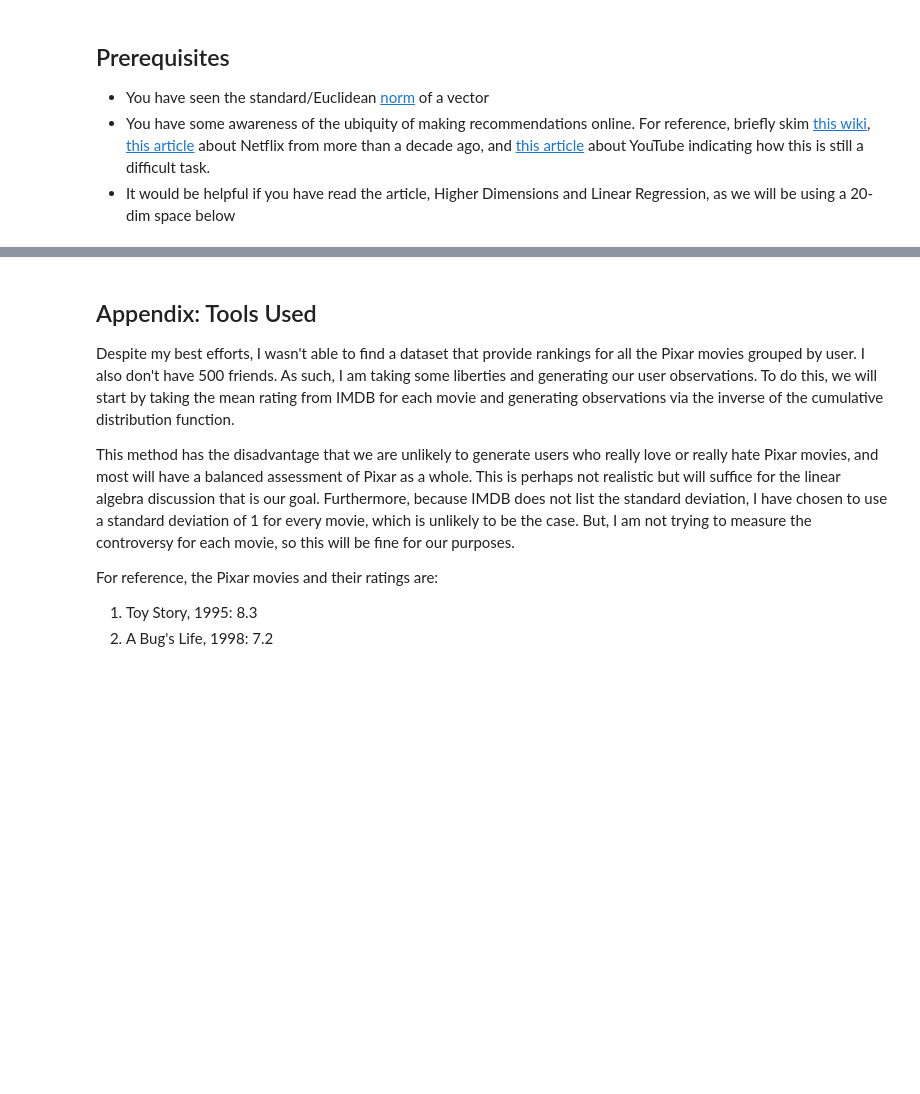
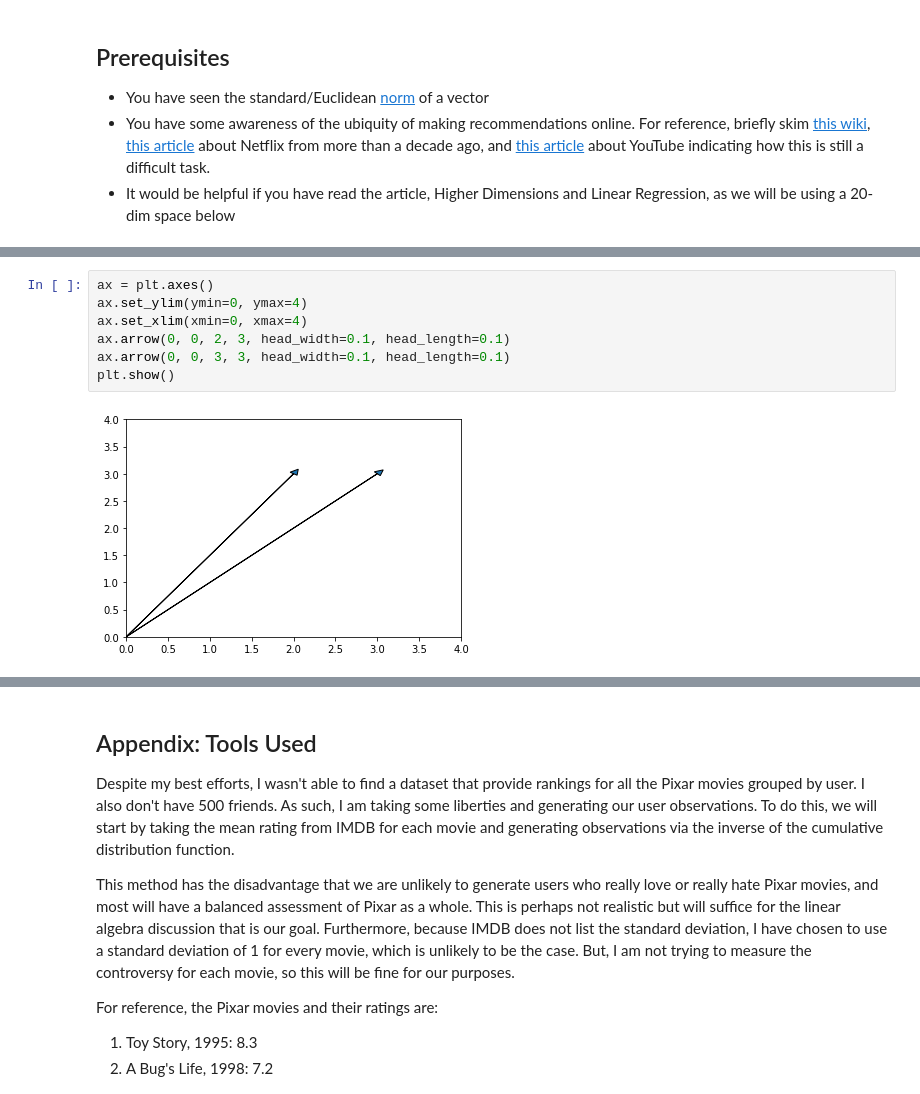
Before and after one commit to jowenthomas/linear-algebra-applications, a Jupyter notebook: euclidean-distance-a-recommendation-engine-using-nearest-neighbors/euclidean-distance-a-recommendation-engine-using-nearest-neighbors.ipynb, the cells around one changed output, grey strips where cells are left out. Drawn from its saved outputs; the diff is of its cells as text; blank space fills up the shorter version.

```diff
--- a/euclidean-distance-a-recommendation-engine-using-nearest-neighbors/euclidean-distance-a-recommendation-engine-using-nearest-neighbors.ipynb
+++ b/euclidean-distance-a-recommendation-engine-using-nearest-neighbors/euclidean-distance-a-recommendation-engine-using-nearest-neighbors.ipynb
@@ -24,0 +48,9 @@ and if we look at each of these individually, it is fairly easy to see who is cl
+# %%
+ax = plt.axes()
+ax.set_ylim(ymin=0, ymax=4)
+ax.set_xlim(xmin=0, xmax=4)
+ax.arrow(0, 0, 2, 3, head_width=0.1, head_length=0.1)
+ax.arrow(0, 0, 3, 3, head_width=0.1, head_length=0.1)
+plt.show()
+# %% [output]
+[figure, added]
```
Also changed, not shown: parts of 25 cells of this notebook, 1 other file.
